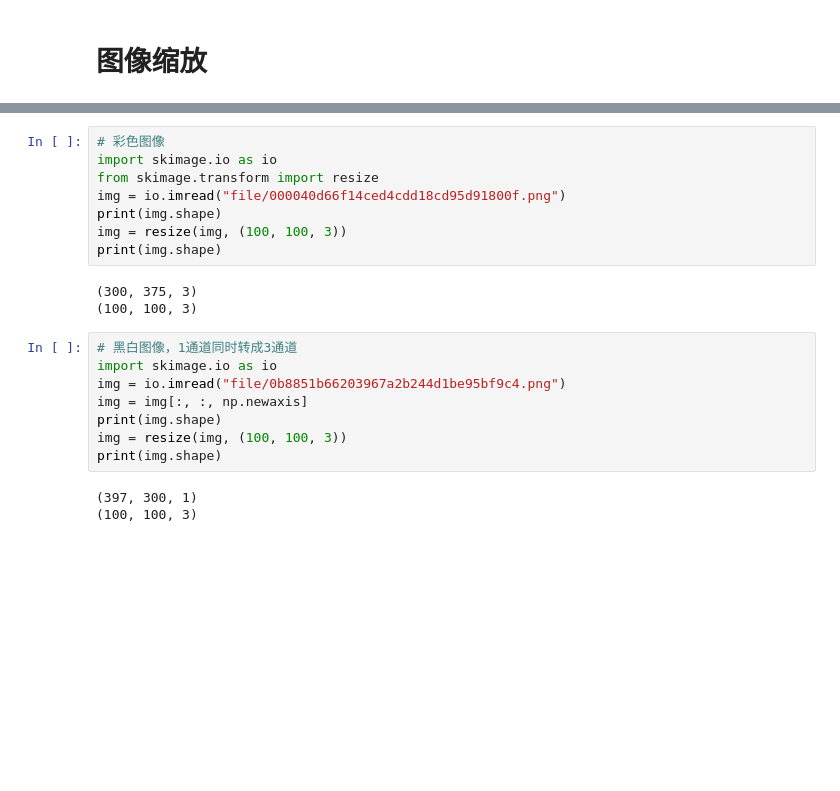
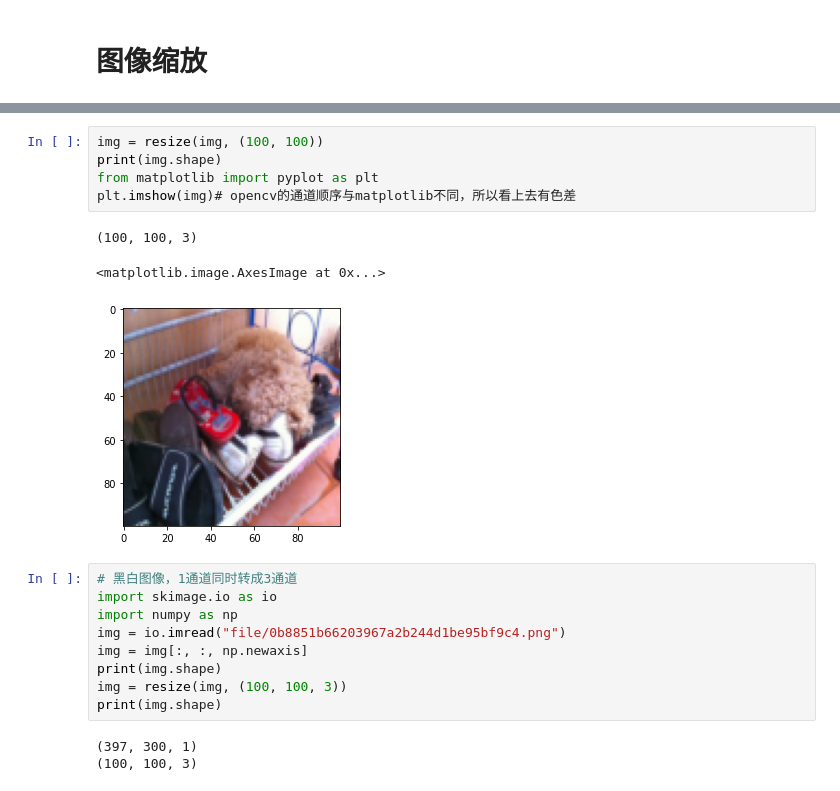
Before and after one commit to windmissing/programming_basics_for_ML, a Jupyter notebook: jupyter/skimage/skimage.ipynb, the cells around one changed output, grey strips where cells are left out. Cells and saved outputs as stored; diff of their text form; blank space fills up the shorter version.

```diff
--- a/jupyter/skimage/skimage.ipynb
+++ b/jupyter/skimage/skimage.ipynb
@@ -51,22 +62,21 @@ print(img.shape)
+# %%
+img = resize(img, (100, 100))
+print(img.shape)
+from matplotlib import pyplot as plt
+plt.imshow(img)# opencv的通道顺序与matplotlib不同，所以看上去有色差
+# %% [output]
+(100, 100, 3)
+<matplotlib.image.AxesImage at 0x...>
+[figure, added]
 # %%
-# 彩色图像
+# 黑白图像，1通道同时转成3通道
 import skimage.io as io
-from skimage.transform import resize
-img = io.imread("file/000040d66f14ced4cdd18cd95d91800f.png")
+import numpy as np
+img = io.imread("file/0b8851b66203967a2b244d1be95bf9c4.png")
+img = img[:, :, np.newaxis]
 print(img.shape)
 img = resize(img, (100, 100, 3))
 print(img.shape)
 # %% [output]
-(300, 375, 3)
+(397, 300, 1)
 (100, 100, 3)
-# %%
-# 黑白图像，1通道同时转成3通道
-import skimage.io as io
-img = io.imread("file/0b8851b66203967a2b244d1be95bf9c4.png")
-img = img[:, :, np.newaxis]
-print(img.shape)
-img = resize(img, (100, 100, 3))
-print(img.shape)
-# %% [output]
-(397, 300, 1)
-(100, 100, 3)
```
Also changed, not shown: parts of 1 cell of this notebook, 16 other files.
